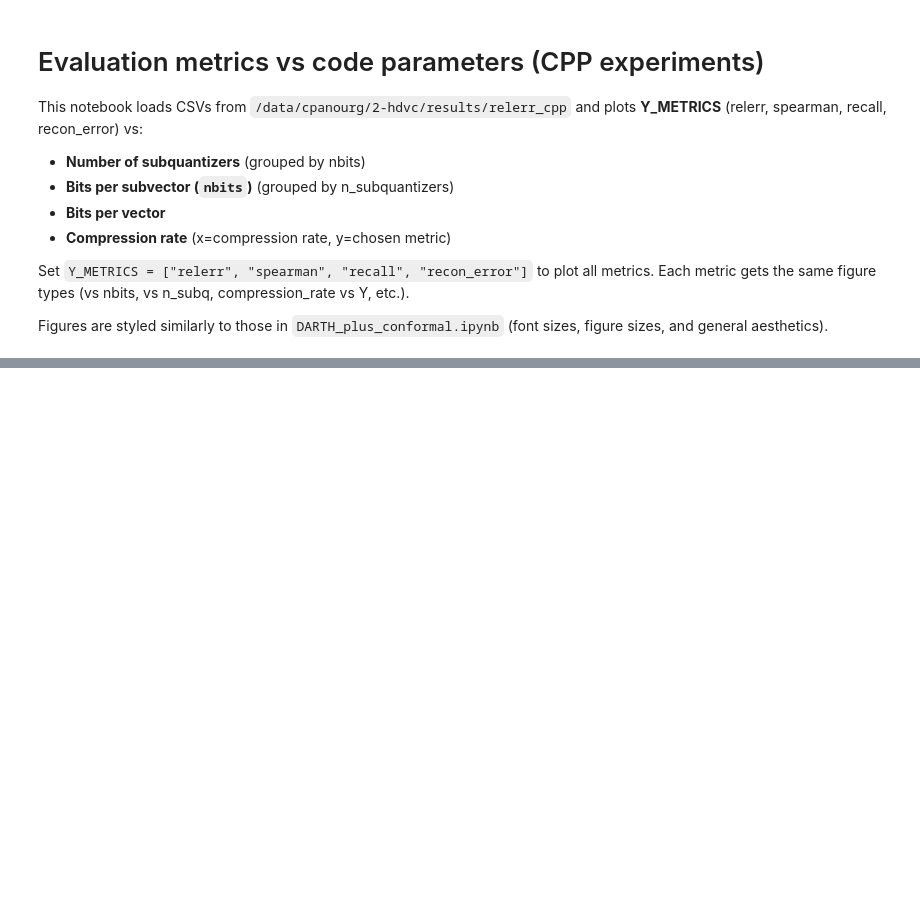
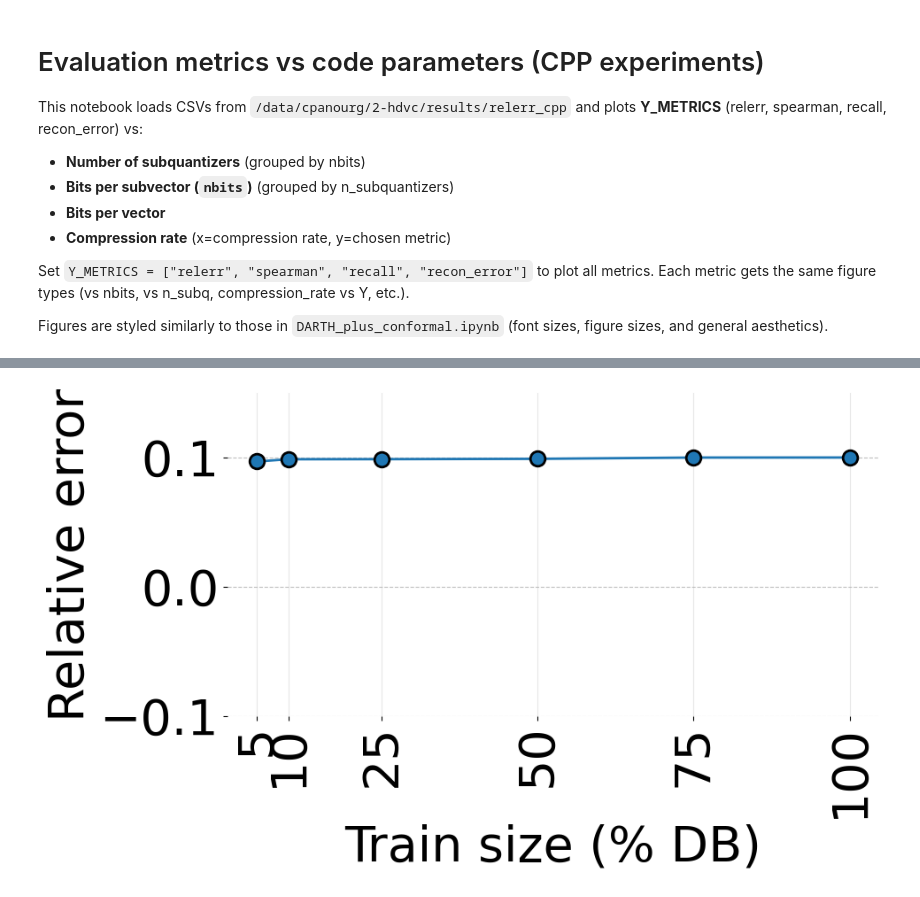
Before and after one commit to Hendrix8/hdvc, a Jupyter notebook: scripts/figure_generators/relerr_cpp_plots.ipynb, the cells around one changed output, grey strips where cells are left out. Saved outputs shown, nothing was run; the diff lists cells and outputs as text; code cells hidden in the pictures; blank space fills up the shorter version.

```diff
--- a/scripts/figure_generators/relerr_cpp_plots.ipynb
+++ b/scripts/figure_generators/relerr_cpp_plots.ipynb
@@ -1115,0 +1176,89 @@ Saved /data/cpanourg/2-hdvc/results/relerr_cpp/figures/opq_vs_pq_train_time_rot_
+# %%
+# =============================================================================
+# Train size experiments: train_size vs relative error (from /data/cpanourg/2-hdvc/results/train_size_exps)
+# Legends grouped by bits_per_vector (nbits × n_subquantizers)
+# =============================================================================
+
+TRAIN_SIZE_EXPS_DIR = Path("/data/cpanourg/2-hdvc/results/train_size_exps")
+TRAIN_SIZE_FIGURES_DIR = Path("/data/cpanourg/2-hdvc/results/train_size_exps/figures")
+
+# Optional: filter which bits_per_vector to plot. None = all; e.g. [64, 96] = only those
+BITS_PER_VECTOR_FILTER = None  # or [64], [96], [64, 96], etc.
+
+# Output format: "svg" or "pdf"
+TRAIN_SIZE_FIGURES_FORMAT = "pdf"
+
+train_size_df = load_relerr_data(TRAIN_SIZE_EXPS_DIR)
+train_size_df = train_size_df[train_size_df["method"] == "PQ"]  # Only PQ in train_size_exps
+
+methods_ts = sorted(train_size_df["method"].unique())
+datasets_ts = sorted(train_size_df["dataset"].unique())
+TRAIN_SIZE_FIGURES_DIR.mkdir(parents=True, exist_ok=True)
+
+for method in methods_ts:
+    for dataset in datasets_ts:
+        sub = train_size_df[(train_size_df["method"] == method) & (train_size_df["dataset"] == dataset)]
+        if sub.empty:
+            continue
+        if "train_size" not in sub.columns or "rel_error_mean" not in sub.columns or "nb" not in sub.columns:
+            continue
+
+        # Convert train_size to percentage of database (nb)
+        sub = sub.copy()
+        sub["train_pct"] = sub["train_size"] / sub["nb"] * 100
+
+        fig, ax = plt.subplots(figsize=(10, 6))
+        unique_bpv = sorted(sub["bits_per_vector"].unique())
+        if BITS_PER_VECTOR_FILTER is not None:
+            unique_bpv = [b for b in unique_bpv if b in BITS_PER_VECTOR_FILTER]
+        if not unique_bpv:
+            continue
+        color_map = create_dynamic_color_map(unique_bpv)
+        marker_map = create_dynamic_marker_map(unique_bpv)
+
+        for bpv in unique_bpv:
+            grp = sub[sub["bits_per_vector"] == bpv].sort_values("train_pct")
+            ax.plot(
+                grp["train_pct"],
+                grp["rel_error_mean"],
+                color=color_map[bpv],
+                marker=marker_map[bpv],
+                markersize=12,
+                linewidth=2,
+                markeredgecolor="black",
+                markeredgewidth=2,
+                label=f"bits/vec={int(bpv)}",
+            )
+            # if "rel_error_std" in grp.columns:
+            #     ax.fill_between(
+            #         grp["train_size"],
+            #         grp["rel_error_mean"] - grp["rel_error_std"],
+            #         grp["rel_error_mean"] + grp["rel_error_std"],
+            #         color=color_map[bpv],
+            #         alpha=0.2,
+            #     )
+
+        sub_plotted = sub[sub["bits_per_vector"].isin(unique_bpv)]
+        y_min = -0.1
+        y_max = sub_plotted["rel_error_mean"].max() * 1.5
+        ax.set_ylim(y_min, y_max)
+
+        ax_label_fontsize = 40
+        ax.set_xlabel("Train size (% DB)", fontsize=ax_label_fontsize)
+        ax.set_ylabel("Relative error", fontsize=ax_label_fontsize)
+        ax.tick_params(labelsize=ax_label_fontsize)
+        # Use actual data points for x-ticks so they align under the points (e.g. gist has 2.5, 5, 12.5, 25, 37.5, 50)
+        unique_pct = sorted(sub["train_pct"].unique())
+        ax.set_xticks(unique_pct)
+        ax.set_xticklabels([5, 10, 25, 50, 75, 100], rotation=90)
+        ax.grid(alpha=0.8, axis="y", linestyle="--")
+        for spine in ax.spines.values():
+            spine.set_visible(False)
+        # ax.legend(frameon=False, loc="center left", bbox_to_anchor=(1.05, 0.5), fontsize=21)
+        plt.tight_layout()
+        savepath = TRAIN_SIZE_FIGURES_DIR / f"{dataset}_{method}_train_size_vs_relerr.{TRAIN_SIZE_FIGURES_FORMAT}"
+        fig.savefig(savepath)
+        print(f"Saved {savepath}")
+        plt.show()
+        plt.close(fig)
+# %% [output]
@@ -1115,0 +1266 @@ Saved /data/cpanourg/2-hdvc/results/relerr_cpp/figures/opq_vs_pq_train_time_rot_
+[figure, added]
```
Also changed, not shown: parts of 6 cells of this notebook, 7 other files.
